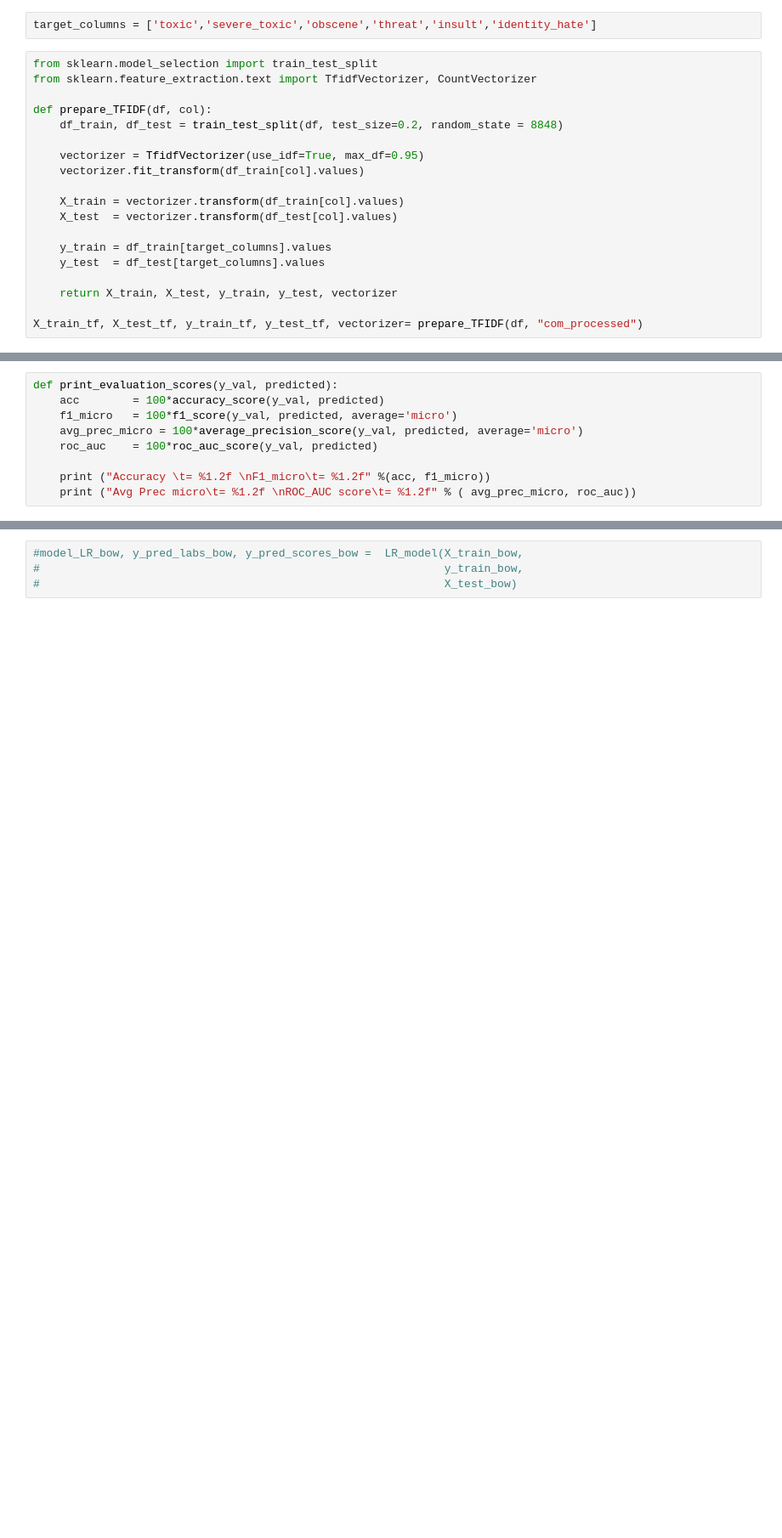
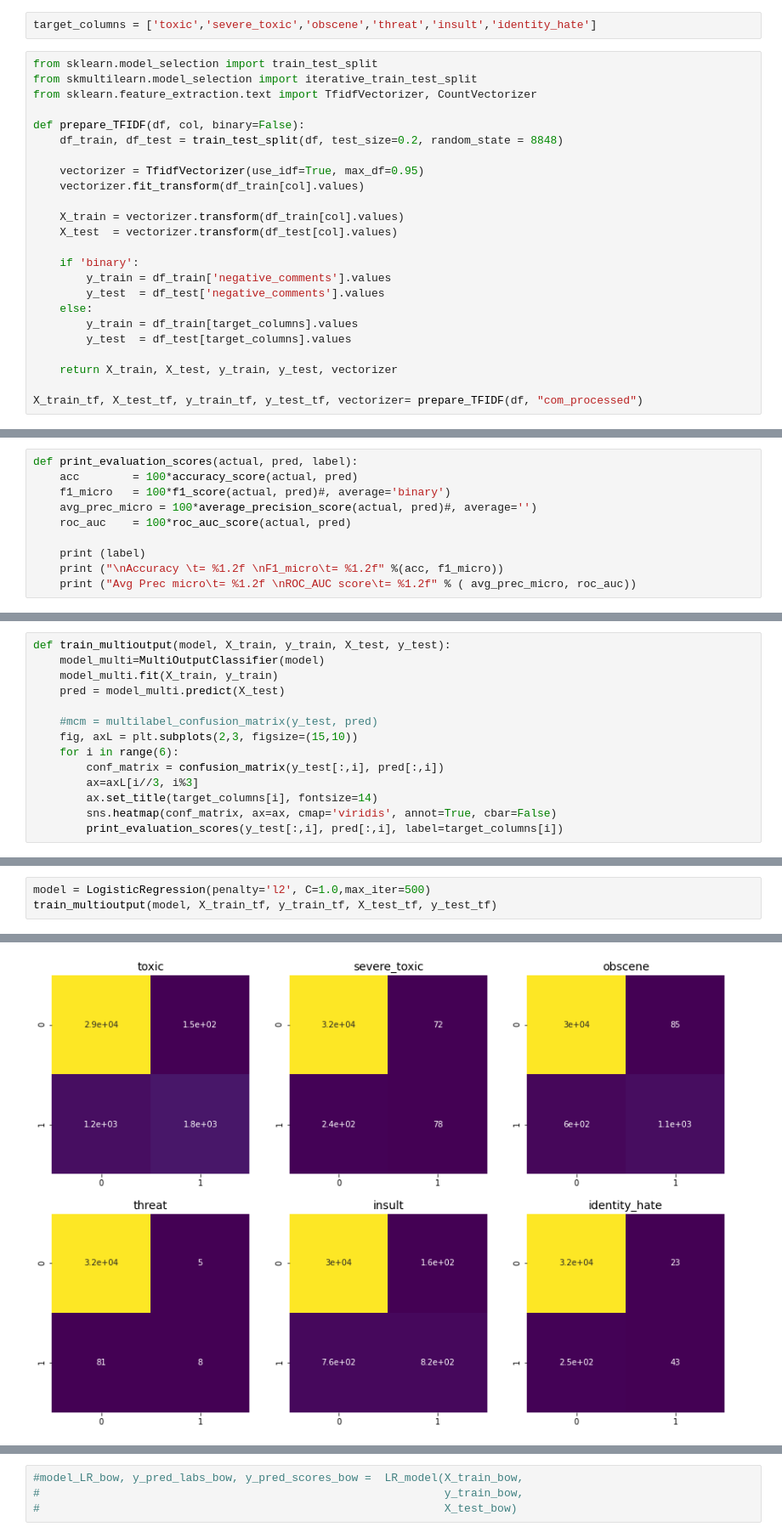
Before and after one commit to dyasutomo/ToxCom, a Jupyter notebook: g02_linear_models.ipynb, the cells around one changed output, grey strips where cells are left out. Shown at 85% size. Drawn from its saved outputs; the diff is of its cells as text; blank space fills up the shorter version.

```diff
--- a/g02_linear_models.ipynb
+++ b/g02_linear_models.ipynb
@@ -19,9 +21,10 @@ df.head(2)
 target_columns = ['toxic','severe_toxic','obscene','threat','insult','identity_hate']
 # %%
 from sklearn.model_selection import train_test_split
+from skmultilearn.model_selection import iterative_train_test_split
 from sklearn.feature_extraction.text import TfidfVectorizer, CountVectorizer
 
-def prepare_TFIDF(df, col):
+def prepare_TFIDF(df, col, binary=False):
     df_train, df_test = train_test_split(df, test_size=0.2, random_state = 8848)
 
     vectorizer = TfidfVectorizer(use_idf=True, max_df=0.95)
@@ -30,8 +33,12 @@ def prepare_TFIDF(df, col):
     X_train = vectorizer.transform(df_train[col].values)
     X_test  = vectorizer.transform(df_test[col].values)
 
-    y_train = df_train[target_columns].values
-    y_test  = df_test[target_columns].values
+    if 'binary':
+        y_train = df_train['negative_comments'].values
+        y_test  = df_test['negative_comments'].values
+    else:
+        y_train = df_train[target_columns].values
+        y_test  = df_test[target_columns].values
 
     return X_train, X_test, y_train, y_test, vectorizer
 
@@ -67,9 +61,10 @@ model_LR, y_pred_labs =  LR_model(X_train_tf, y_train_tf, X_test_tf)
 # %%
-def print_evaluation_scores(y_val, predicted):
-    acc        = 100*accuracy_score(y_val, predicted)
-    f1_micro   = 100*f1_score(y_val, predicted, average='micro')
-    avg_prec_micro = 100*average_precision_score(y_val, predicted, average='micro')
-    roc_auc    = 100*roc_auc_score(y_val, predicted)
+def print_evaluation_scores(actual, pred, label):
+    acc        = 100*accuracy_score(actual, pred)
+    f1_micro   = 100*f1_score(actual, pred)#, average='binary')
+    avg_prec_micro = 100*average_precision_score(actual, pred)#, average='')
+    roc_auc    = 100*roc_auc_score(actual, pred)
 
-    print ("Accuracy \t= %1.2f \nF1_micro\t= %1.2f" %(acc, f1_micro))
+    print (label)
+    print ("\nAccuracy \t= %1.2f \nF1_micro\t= %1.2f" %(acc, f1_micro))
     print ("Avg Prec micro\t= %1.2f \nROC_AUC score\t= %1.2f" % ( avg_prec_micro, roc_auc))
@@ -95,0 +71,14 @@ ROC_AUC score   = 68.61
+# %%
+def train_multioutput(model, X_train, y_train, X_test, y_test):
+    model_multi=MultiOutputClassifier(model)
+    model_multi.fit(X_train, y_train)
+    pred = model_multi.predict(X_test)
+
+    #mcm = multilabel_confusion_matrix(y_test, pred)
+    fig, axL = plt.subplots(2,3, figsize=(15,10))
+    for i in range(6):
+        conf_matrix = confusion_matrix(y_test[:,i], pred[:,i])
+        ax=axL[i//3, i%3]
+        ax.set_title(target_columns[i], fontsize=14)
+        sns.heatmap(conf_matrix, ax=ax, cmap='viridis', annot=True, cbar=False)
+        print_evaluation_scores(y_test[:,i], pred[:,i], label=target_columns[i])
@@ -95,0 +87,4 @@ ROC_AUC score   = 68.61
+# %%
+model = LogisticRegression(penalty='l2', C=1.0,max_iter=500)
+train_multioutput(model, X_train_tf, y_train_tf, X_test_tf, y_test_tf)
+# %% [output]
@@ -95,0 +108 @@ ROC_AUC score   = 68.61
+[figure, added]
```
Also changed, not shown: parts of 25 cells of this notebook, 1 other file.
